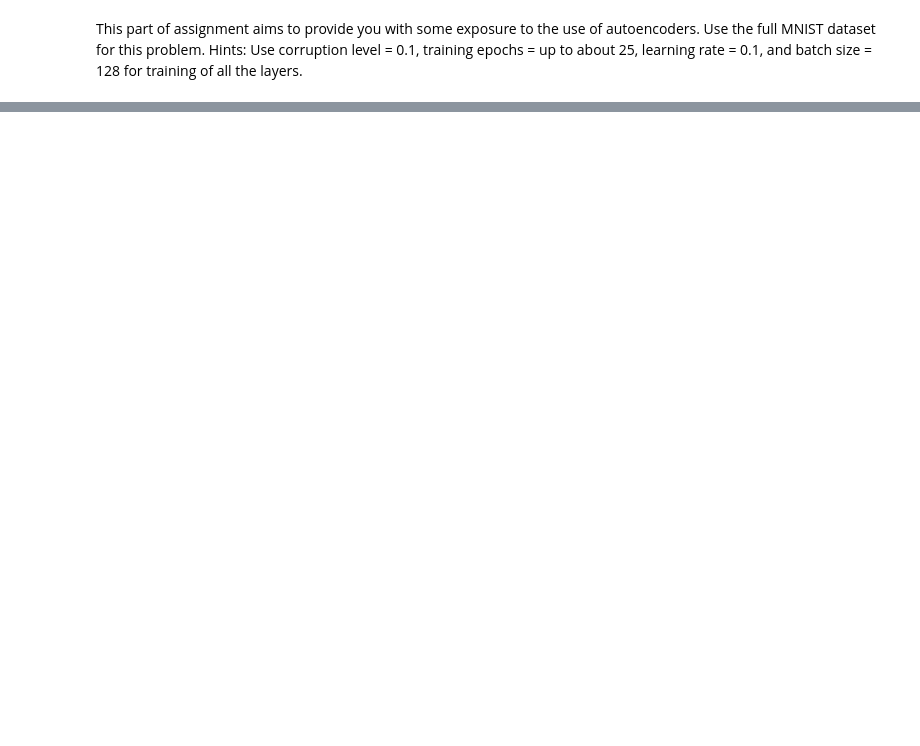
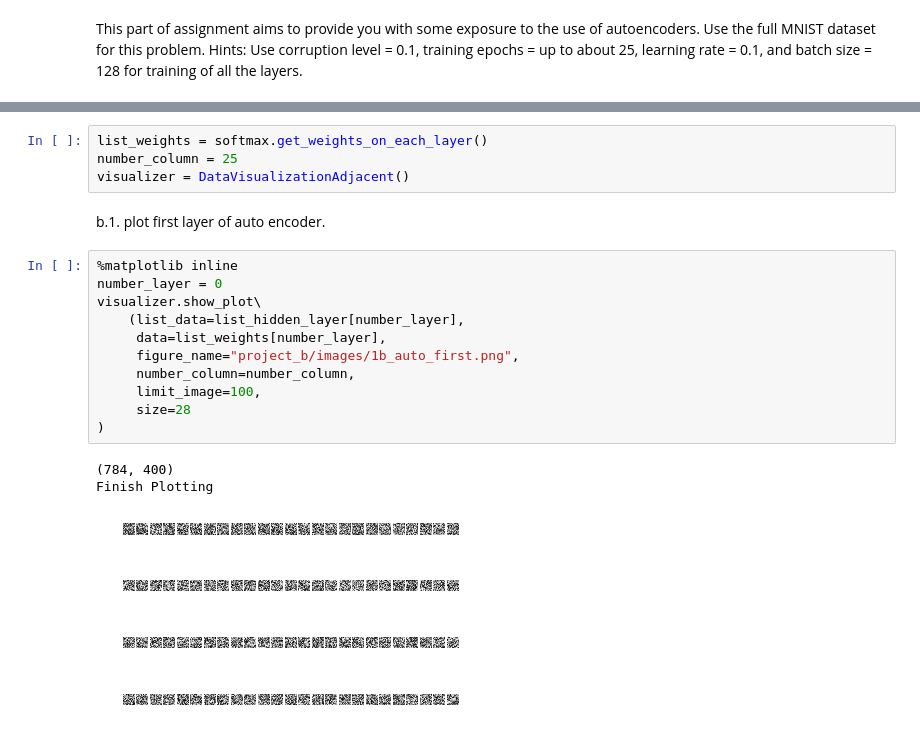
Before and after one commit to edwardsujono/neural_network_deep_cnn_autoencoder, a Jupyter notebook: Auto Encoder.ipynb, the cells around one changed output, grey strips where cells are left out. Cells and saved outputs as stored; diff of their text form; blank space fills up the shorter version.

```diff
--- a/Auto Encoder.ipynb
+++ b/Auto Encoder.ipynb
@@ -43,0 +416,21 @@ class SoftmaxWithAutoEncoder:
+# %%
+list_weights = softmax.get_weights_on_each_layer()
+number_column = 25
+visualizer = DataVisualizationAdjacent()
+# %% [markdown]
+b.1. plot first layer of auto encoder.
+# %%
+%matplotlib inline
+number_layer = 0
+visualizer.show_plot\
+    (list_data=list_hidden_layer[number_layer],
+     data=list_weights[number_layer],
+     figure_name="project_b/images/1b_auto_first.png",
+     number_column=number_column,
+     limit_image=100,
+     size=28
+)
+# %% [output]
+(784, 400)
+Finish Plotting
+[figure, added]
```
Also changed, not shown: parts of 46 cells of this notebook, 14 other files.
